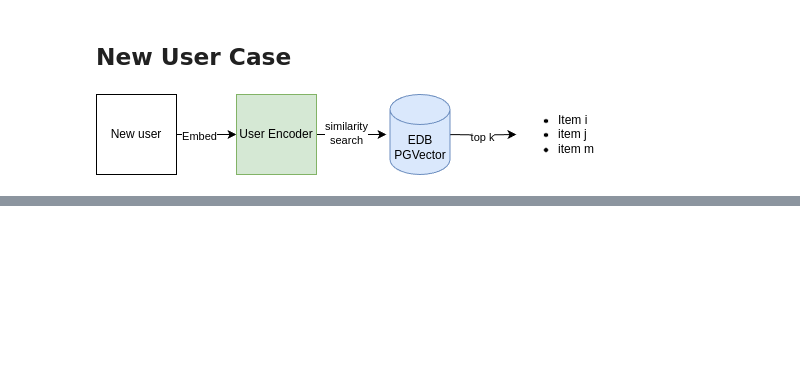
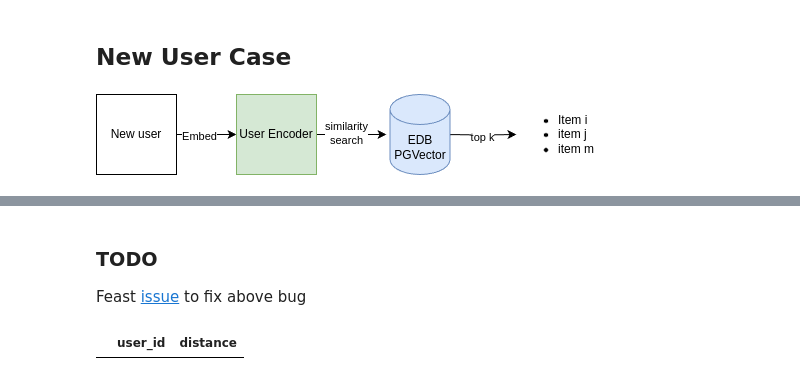
Before and after one commit to RHEcosystemAppEng/feast-edb-demo, a Jupyter notebook: main.ipynb, the cells around one changed output, grey strips where cells are left out. Cells and saved outputs as stored; diff of their text form; code cells hidden in the pictures; blank space fills up the shorter version.

```diff
--- a/main.ipynb
+++ b/main.ipynb
@@ -244,3 +264,10 @@ new_users[['user_id', 'top_k_items']]
+# %% [markdown]
+### TODO
+Feast [issue](https://github.com/feast-dev/feast/issues/5156) to fix above bug
+# %%
+top_k
+# %% [output]
+|  | user_id | distance |
 # %%
 # import sqlite3
 
```
Also changed, not shown: parts of 10 cells of this notebook, 1 other file.
